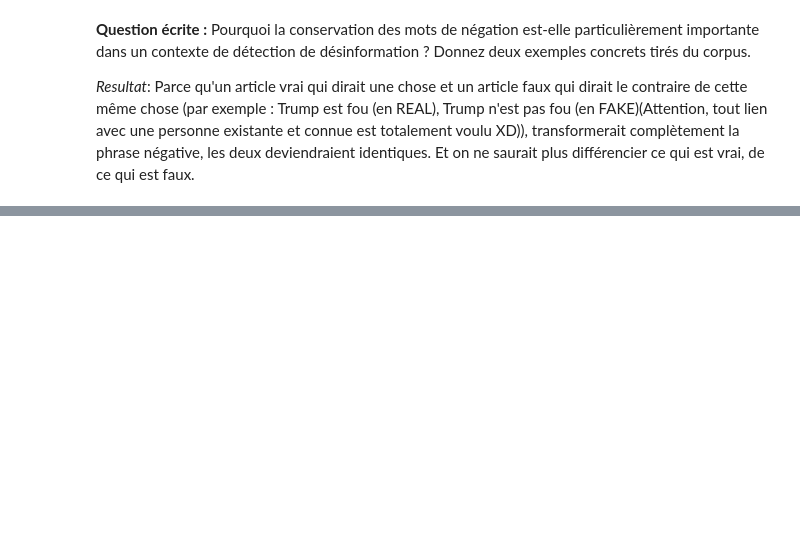
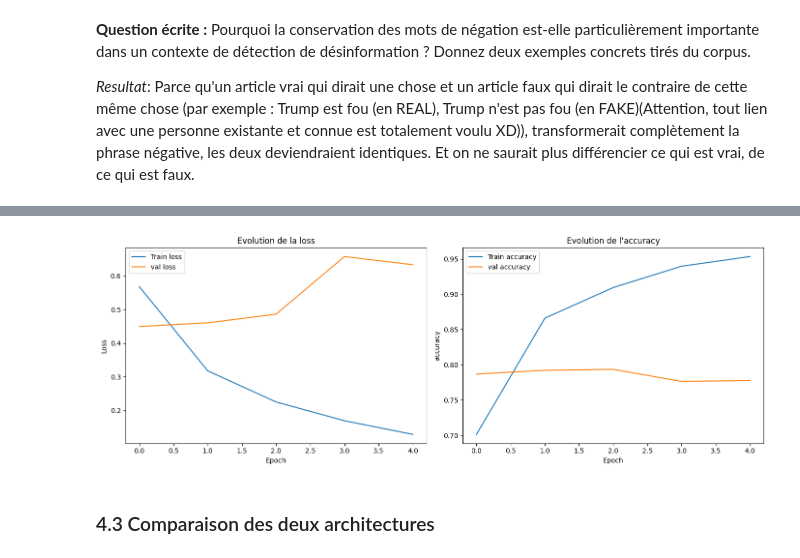
Before and after one commit to Solangele/CDSD_ecf4, a Jupyter notebook: notebook/ecf_fake_news.ipynb, the cells around one changed output, grey strips where cells are left out. Drawn from its saved outputs; the diff is of its cells as text; code cells hidden in the pictures; blank space fills up the shorter version.

```diff
--- a/notebook/ecf_fake_news.ipynb
+++ b/notebook/ecf_fake_news.ipynb
@@ -356,0 +570,21 @@ Nombre de titres vides après suppression : 0
+# %%
+model_embed.compile(
+    optimizer= 'adam',
+    loss= 'binary_crossentropy',
+    metrics= ['accuracy']
+)
+
+X_train_tensor = tf.convert_to_tensor(X_train_text.values, dtype=tf.string)
+y_train_tensor = tf.convert_to_tensor(y_train.values, dtype=tf.float32)
+
+start_embed = time.time()
+history_embed = model_embed.fit(
+    X_train_tensor,
+    y_train_tensor,
+    epochs = 30,
+    batch_size = 32,
+    validation_split = 0.15,
+    callbacks= callbacks,
+    verbose= 2
+)
+duration_embed = time.time() - start_embed
@@ -356,0 +602,25 @@ Nombre de titres vides après suppression : 0
+# %%
+fig, (ax1, ax2) = plt.subplots(1, 2, figsize = (14, 5))
+
+# loss
+ax1.plot(history_embed.history["loss"], label = "Train loss")
+ax1.plot(history_embed.history["val_loss"], label = "val loss")
+ax1.set_xlabel("Epoch")
+ax1.set_ylabel("Loss")
+ax1.set_title("Evolution de la loss")
+ax1.legend()
+
+# accuracy
+ax2.plot(history_embed.history["accuracy"], label = "Train accuracy")
+ax2.plot(history_embed.history["val_accuracy"], label = "val accuracy")
+ax2.set_xlabel("Epoch")
+ax2.set_ylabel("accuracy")
+ax2.set_title("Evolution de l'accuracy")
+ax2.legend()
+
+plt.tight_layout()
+plt.show()
+# %% [output]
+[figure, added]
+# %% [markdown]
+### 4.3 Comparaison des deux architectures
```
Also changed, not shown: parts of 24 cells of this notebook, 4 other files.
